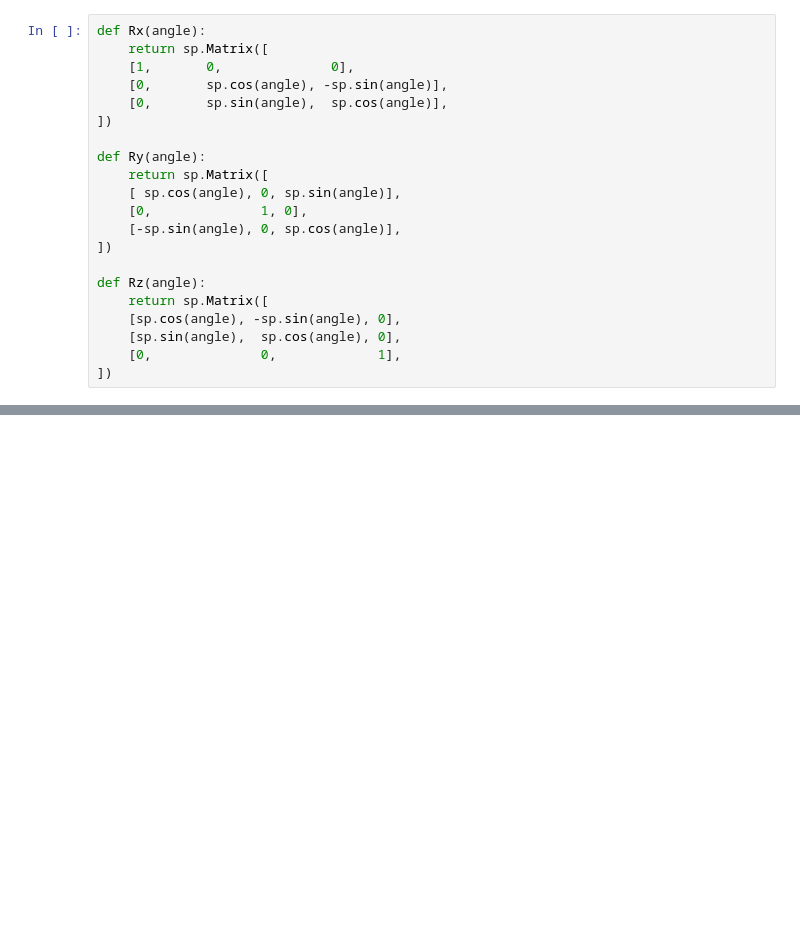
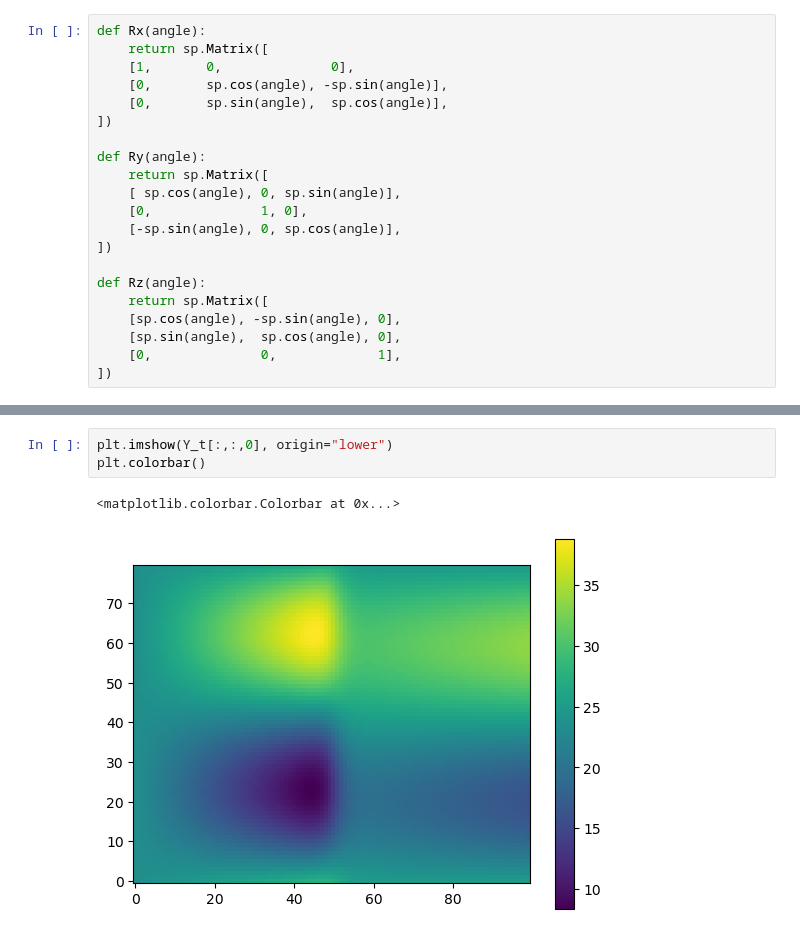
Before and after one commit to theochawla/49ceti_warpmodel, a Jupyter notebook: Warp/warp_last_ditch/understanding_matrix.ipynb, the cells around one changed output, grey strips where cells are left out. Cells and saved outputs as stored; diff of their text form; blank space fills up the shorter version.

```diff
--- a/Warp/warp_last_ditch/understanding_matrix.ipynb
+++ b/Warp/warp_last_ditch/understanding_matrix.ipynb
@@ -206 +269,7 @@ X_t, Y_t, Z_t = matrix_twist(X, Y, Z, warp, twist, incl, azi, 0)
+# %%
+plt.imshow(Y_t[:,:,0], origin="lower")
+plt.colorbar()
+# %% [output]
+<matplotlib.colorbar.Colorbar at 0x...>
+[figure, added]
 # %%
```
Also changed, not shown: parts of 11 cells of this notebook, 1 other file.
